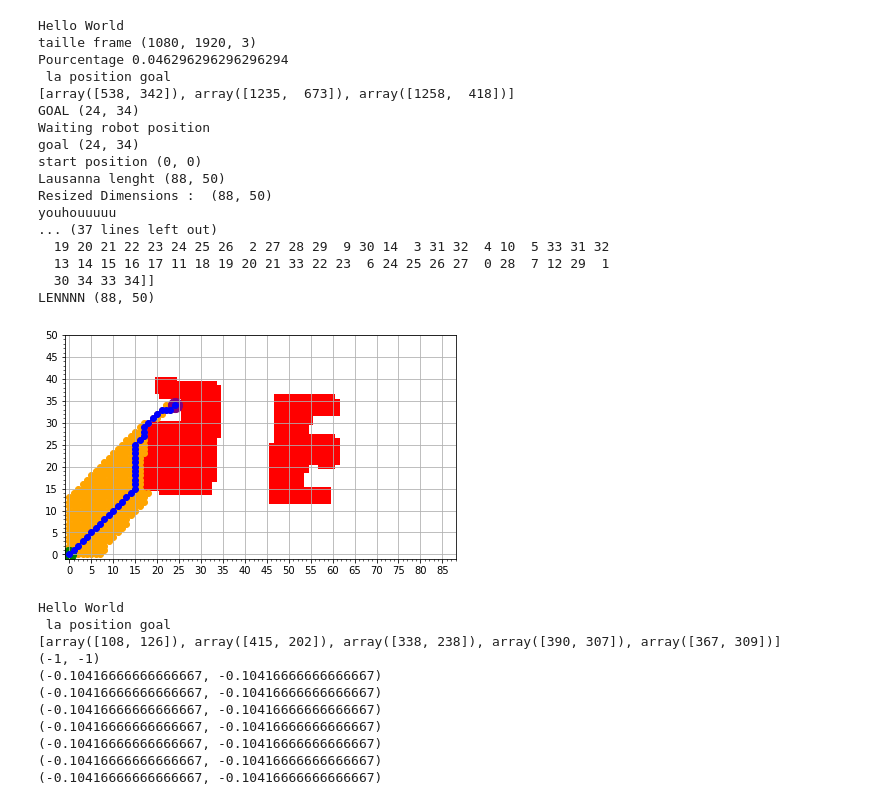
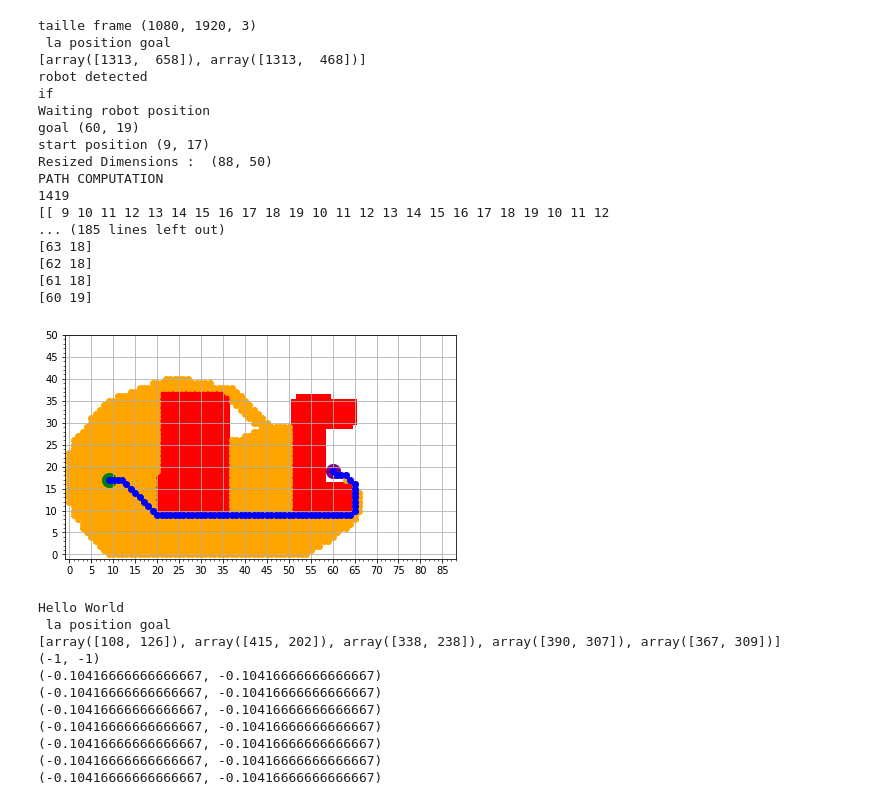
Before and after one commit to antoinetx/Mobile_robot, a Jupyter notebook: main_test.ipynb, the cells around one changed output. Saved outputs shown, nothing was run; the diff lists cells and outputs as text; code cells hidden in the pictures.

```diff
--- a/main_test.ipynb
+++ b/main_test.ipynb
@@ -23,7 +23,7 @@ from optimal_path import*
 
 
 
-map_lenght = 5
+map_lenght = 1
 nb_of_square_by_side = 50
 current = 1
 # %%
@@ -41,7 +54,4 @@ VideoCap=cv2.VideoCapture(1)
 # %%
-
-
-print('Hello World')
 
 ####################################
 ## INIT
@@ -53,12 +63,12 @@ print("taille frame", frame.shape)
 
 # Set the pourcentage value between the nb of pixel and nb of square by side
 Lausanne.set_map_lenght(frame)
-print("Pourcentage",Lausanne.get_pourcentage())
+#print("Pourcentage",Lausanne.get_pourcentage())
 # Set the robot goal, position and angle
 goal = init_goal(frame, Lausanne.get_pourcentage())
 #goal = (50, 40)
 pos_robot = George.get_pos()
-print("GOAL", goal)
+#print("GOAL", goal)
 
 
 
@@ -67,7 +77,7 @@ while (pos_robot[0] < 0) & (pos_robot[1] < 0):
     #ret, frame=VideoCap.read()
     #display(frame,1,0,0)
     ret, frame=VideoCap.read()
-    display(frame,1,0,0)
+    #display(frame,1,0,0)
     pos_robot, angle = update(frame, Lausanne.get_pourcentage())  # fonction qui retourne la position angle etc....
     print("Waiting robot position")
 
@@ -77,48 +87,53 @@ George.set_goal(goal)
 George.set_start_pos(pos_robot)
 George.set_pos(pos_robot)
 print ("goal", goal)
 print ("start position", pos_robot)
 
 # SET MAP
 Lausanne.set_map_lenght(frame)
-print("Lausanna lenght", Lausanne.get_lenght())
+#print("Lausanna lenght", Lausanne.get_lenght())
 
 # MASK
 mask = mask_map_init(frame)
-cv2.imshow("mask", mask)
+#cv2.imshow("mask", mask)
 cv2.imwrite("masque1.jpg", mask)
 
 # Fin de l'init
 Lausanne.init_grid(mask)
 grille = Lausanne.get_map()
-cv2.imshow("grid", grille)
+#cv2.imshow("grid", grille)
 cv2.imwrite("grille.jpg", grille)
 
 # OPTIMAL PATH
-
+print("PATH COMPUTATION")
 path, visitedNodes = op.path_computation(George.get_start() , George.get_goal() , Lausanne.get_lenght(), grille)
 
 George.set_path(path)
 George.set_visit_nodes(visitedNodes)
 
 # Display the optimal path
 op.display_map(Lausanne.get_lenght(),  grille,  George.get_visit_nodes(), George.get_path(), George.get_start(), George.get_goal())
+
+display (frame, 0, 1, 1, 1, path, Lausanne.get_pourcentage())
+cv2.imwrite("TOTAL.jpg", frame)
+
+vision_end(VideoCap)
 # %% [output]
-Hello World
 taille frame (1080, 1920, 3)
-Pourcentage 0.046296296296296294
  la position goal
-[array([538, 342]), array([1235,  673]), array([1258,  418])]
-GOAL (24, 34)
+[array([1313,  658]), array([1313,  468])]
+robot detected
+if
 Waiting robot position
-goal (24, 34)
-start position (0, 0)
-Lausanna lenght (88, 50)
+goal (60, 19)
+start position (9, 17)
 Resized Dimensions :  (88, 50)
-youhouuuuu
-... (37 lines left out)
-  19 20 21 22 23 24 25 26  2 27 28 29  9 30 14  3 31 32  4 10  5 33 31 32
-  13 14 15 16 17 11 18 19 20 21 33 22 23  6 24 25 26 27  0 28  7 12 29  1
-  30 34 33 34]]
-LENNNN (88, 50)
+PATH COMPUTATION
+1419
+[[ 9 10 11 12 13 14 15 16 17 18 19 10 11 12 13 14 15 16 17 18 19 10 11 12
+... (185 lines left out)
+[63 18]
+[62 18]
+[61 18]
+[60 19]
-[figure, old version]
+[figure, new version]
```
Also changed, not shown: parts of 2 cells of this notebook, 5 other files.
